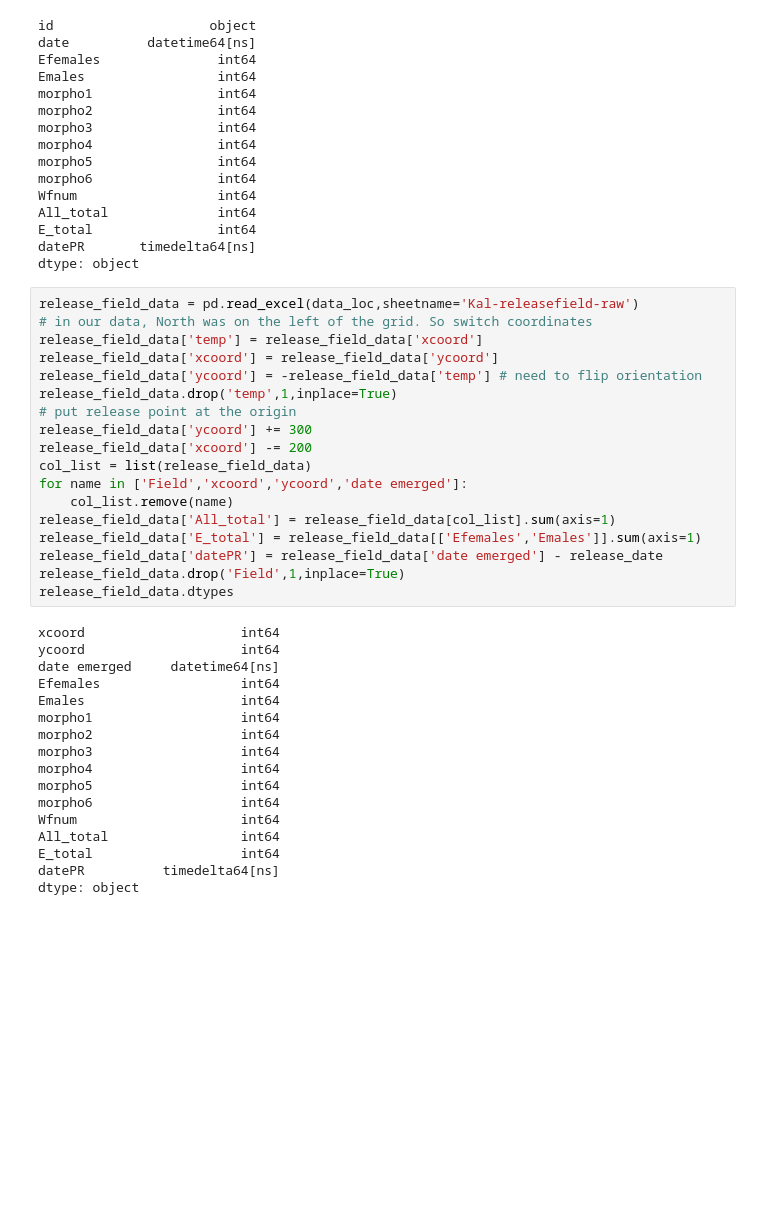
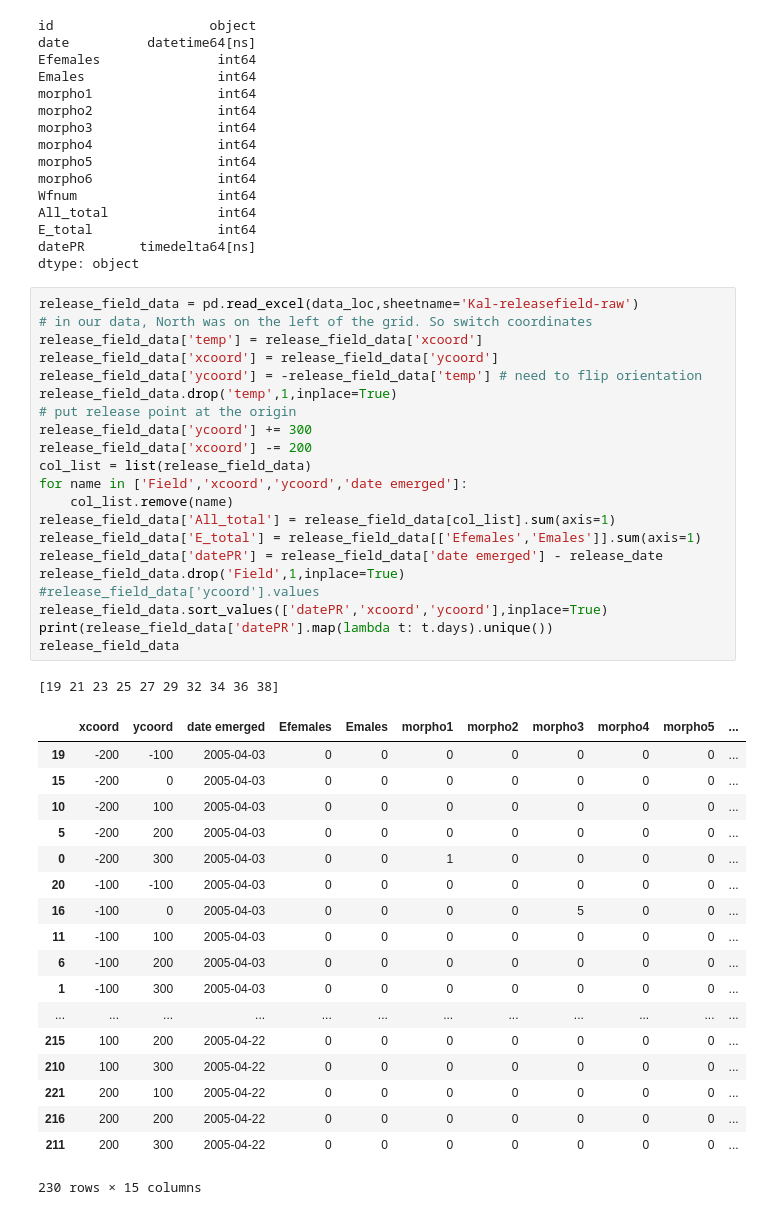
Before and after one commit to mountaindust/Parasitoids, a Jupyter notebook: analytic/docs/Pandas_xlsx_data.ipynb, the cells around one changed output. Saved outputs shown, nothing was run; the diff lists cells and outputs as text; blank space fills up the shorter version.

Commit message:
Starts coding up model->data routines

```diff
--- a/analytic/docs/Pandas_xlsx_data.ipynb
+++ b/analytic/docs/Pandas_xlsx_data.ipynb
@@ -48,35 +48,41 @@ dtype: object
 # %%
 release_field_data = pd.read_excel(data_loc,sheetname='Kal-releasefield-raw')
 # in our data, North was on the left of the grid. So switch coordinates
 release_field_data['temp'] = release_field_data['xcoord']
 release_field_data['xcoord'] = release_field_data['ycoord']
 release_field_data['ycoord'] = -release_field_data['temp'] # need to flip orientation
 release_field_data.drop('temp',1,inplace=True)
 # put release point at the origin
 release_field_data['ycoord'] += 300
 release_field_data['xcoord'] -= 200
 col_list = list(release_field_data)
 for name in ['Field','xcoord','ycoord','date emerged']:
     col_list.remove(name)
 release_field_data['All_total'] = release_field_data[col_list].sum(axis=1)
 release_field_data['E_total'] = release_field_data[['Efemales','Emales']].sum(axis=1)
 release_field_data['datePR'] = release_field_data['date emerged'] - release_date
 release_field_data.drop('Field',1,inplace=True)
-release_field_data.dtypes
+#release_field_data['ycoord'].values
+release_field_data.sort_values(['datePR','xcoord','ycoord'],inplace=True)
+print(release_field_data['datePR'].map(lambda t: t.days).unique())
+release_field_data
 # %% [output]
-xcoord                    int64
-ycoord                    int64
-date emerged     datetime64[ns]
-Efemales                  int64
-Emales                    int64
-morpho1                   int64
-morpho2                   int64
-morpho3                   int64
-morpho4                   int64
-morpho5                   int64
-morpho6                   int64
-Wfnum                     int64
-All_total                 int64
-E_total                   int64
-datePR          timedelta64[ns]
-dtype: object
+[19 21 23 25 27 29 32 34 36 38]
+|  | xcoord | ycoord | date emerged | Efemales | Emales | morpho1 | morpho2 | morpho3 | morpho4 | morpho5 | ... |
+| 19 | -200 | -100 | 2005-04-03 | 0 | 0 | 0 | 0 | 0 | 0 | 0 | ... |
+| 15 | -200 | 0 | 2005-04-03 | 0 | 0 | 0 | 0 | 0 | 0 | 0 | ... |
+| 10 | -200 | 100 | 2005-04-03 | 0 | 0 | 0 | 0 | 0 | 0 | 0 | ... |
+| 5 | -200 | 200 | 2005-04-03 | 0 | 0 | 0 | 0 | 0 | 0 | 0 | ... |
+| 0 | -200 | 300 | 2005-04-03 | 0 | 0 | 1 | 0 | 0 | 0 | 0 | ... |
+| 20 | -100 | -100 | 2005-04-03 | 0 | 0 | 0 | 0 | 0 | 0 | 0 | ... |
+| 16 | -100 | 0 | 2005-04-03 | 0 | 0 | 0 | 0 | 5 | 0 | 0 | ... |
+| 11 | -100 | 100 | 2005-04-03 | 0 | 0 | 0 | 0 | 0 | 0 | 0 | ... |
+| 6 | -100 | 200 | 2005-04-03 | 0 | 0 | 0 | 0 | 0 | 0 | 0 | ... |
+| 1 | -100 | 300 | 2005-04-03 | 0 | 0 | 0 | 0 | 0 | 0 | 0 | ... |
+| ... | ... | ... | ... | ... | ... | ... | ... | ... | ... | ... | ... |
+| 215 | 100 | 200 | 2005-04-22 | 0 | 0 | 0 | 0 | 0 | 0 | 0 | ... |
+| 210 | 100 | 300 | 2005-04-22 | 0 | 0 | 0 | 0 | 0 | 0 | 0 | ... |
+| 221 | 200 | 100 | 2005-04-22 | 0 | 0 | 0 | 0 | 0 | 0 | 0 | ... |
+| 216 | 200 | 200 | 2005-04-22 | 0 | 0 | 0 | 0 | 0 | 0 | 0 | ... |
+| 211 | 200 | 300 | 2005-04-22 | 0 | 0 | 0 | 0 | 0 | 0 | 0 | ... |
+230 rows × 15 columns
```
Also changed, not shown: 3 other files.
